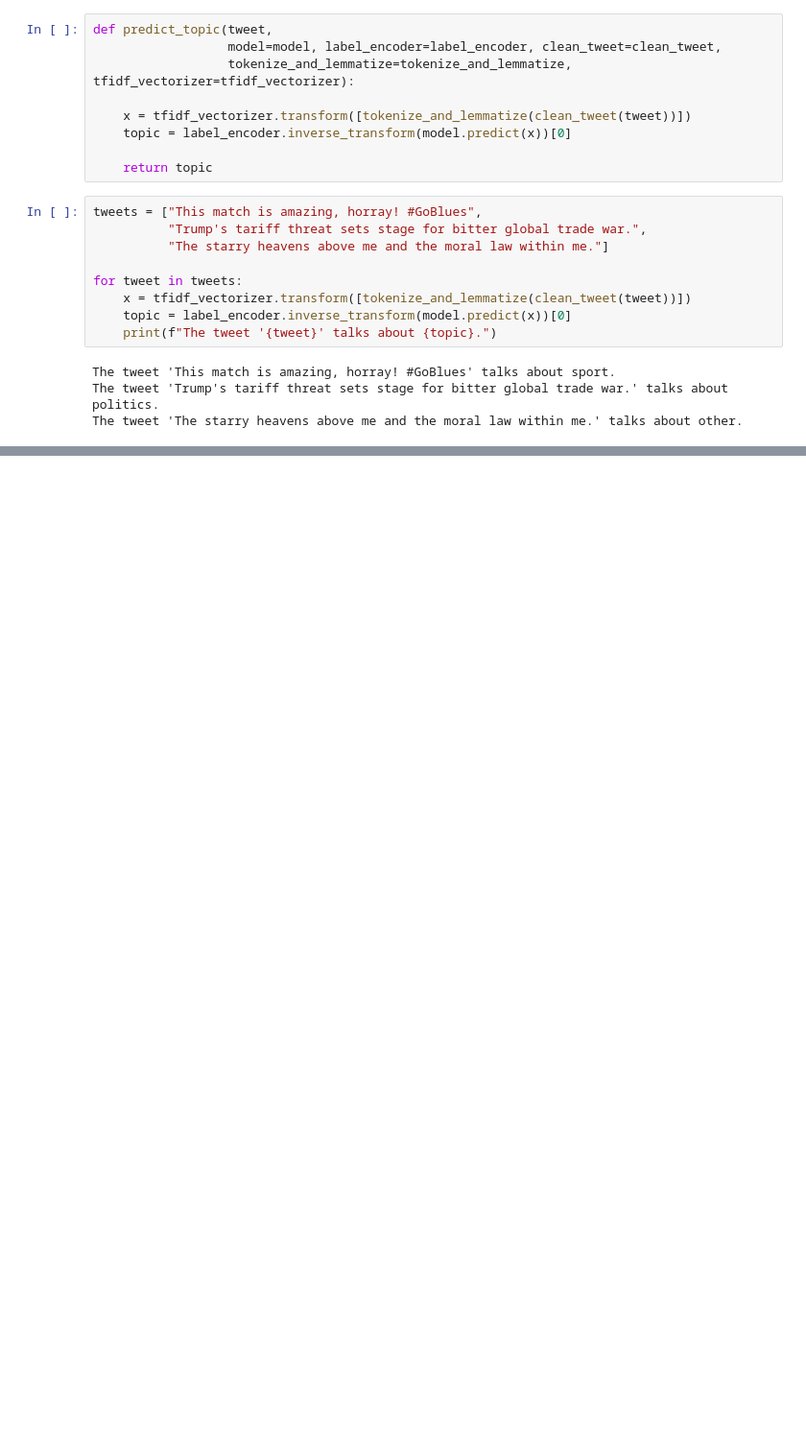
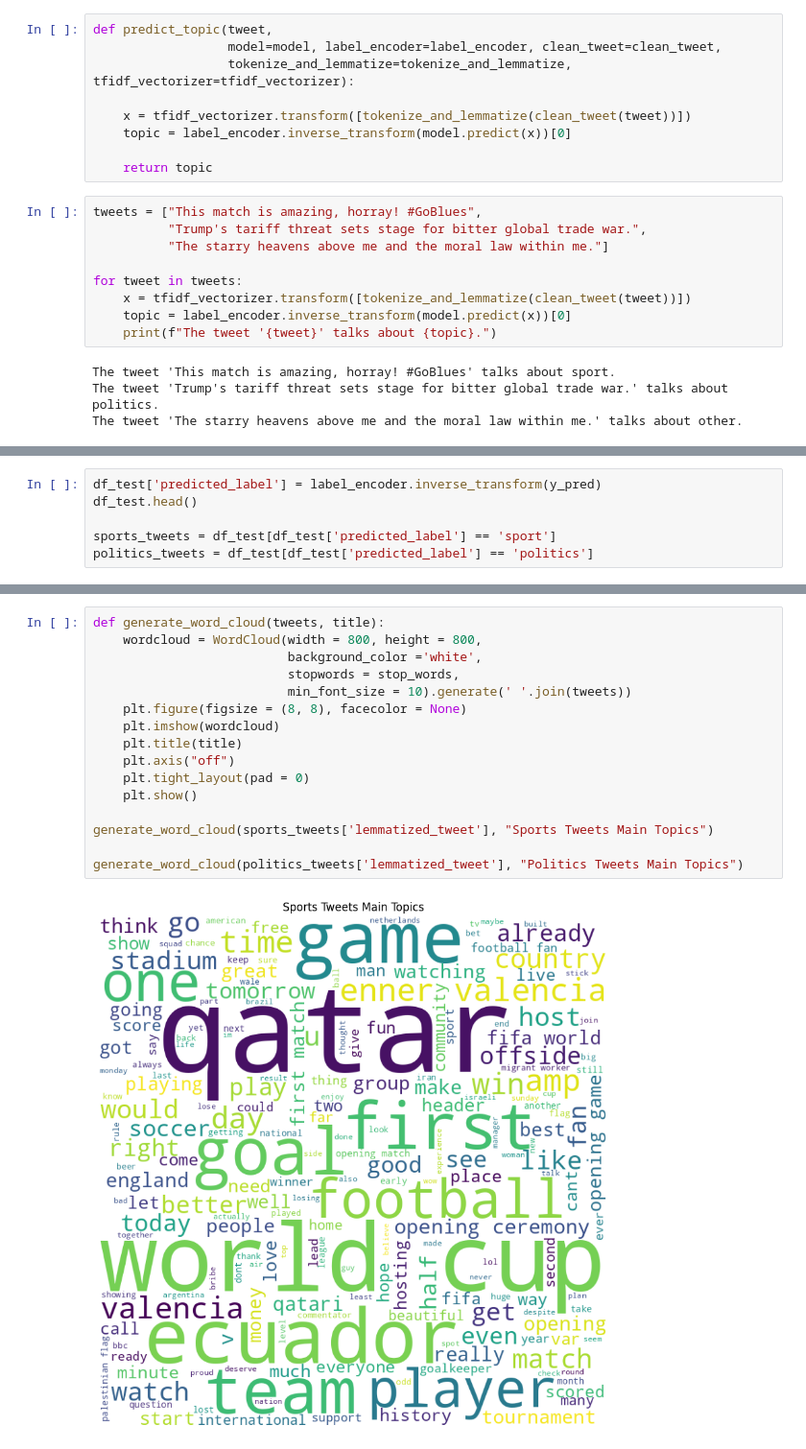
Before and after one commit to adellasiega/Intro_ML, a Jupyter notebook: lab3.ipynb, the cells around one changed output, grey strips where cells are left out. Shown at 96% size. Cells and saved outputs as stored; diff of their text form; blank space fills up the shorter version.

```diff
--- a/lab3.ipynb
+++ b/lab3.ipynb
@@ -308,0 +377,6 @@ The tweet 'The starry heavens above me and the moral law within me.' talks about
+# %%
+df_test['predicted_label'] = label_encoder.inverse_transform(y_pred)
+df_test.head()
+
+sports_tweets = df_test[df_test['predicted_label'] == 'sport']
+politics_tweets = df_test[df_test['predicted_label'] == 'politics']
@@ -308,0 +443,18 @@ The tweet 'The starry heavens above me and the moral law within me.' talks about
+# %%
+def generate_word_cloud(tweets, title):
+    wordcloud = WordCloud(width = 800, height = 800,
+                          background_color ='white',
+                          stopwords = stop_words,
+                          min_font_size = 10).generate(' '.join(tweets))
+    plt.figure(figsize = (8, 8), facecolor = None)
+    plt.imshow(wordcloud)
+    plt.title(title)
+    plt.axis("off")
+    plt.tight_layout(pad = 0)
+    plt.show()
+
+generate_word_cloud(sports_tweets['lemmatized_tweet'], "Sports Tweets Main Topics")
+
+generate_word_cloud(politics_tweets['lemmatized_tweet'], "Politics Tweets Main Topics")
+# %% [output]
+[figure, added]
```
Also changed, not shown: parts of 46 cells of this notebook, 1 other file.
